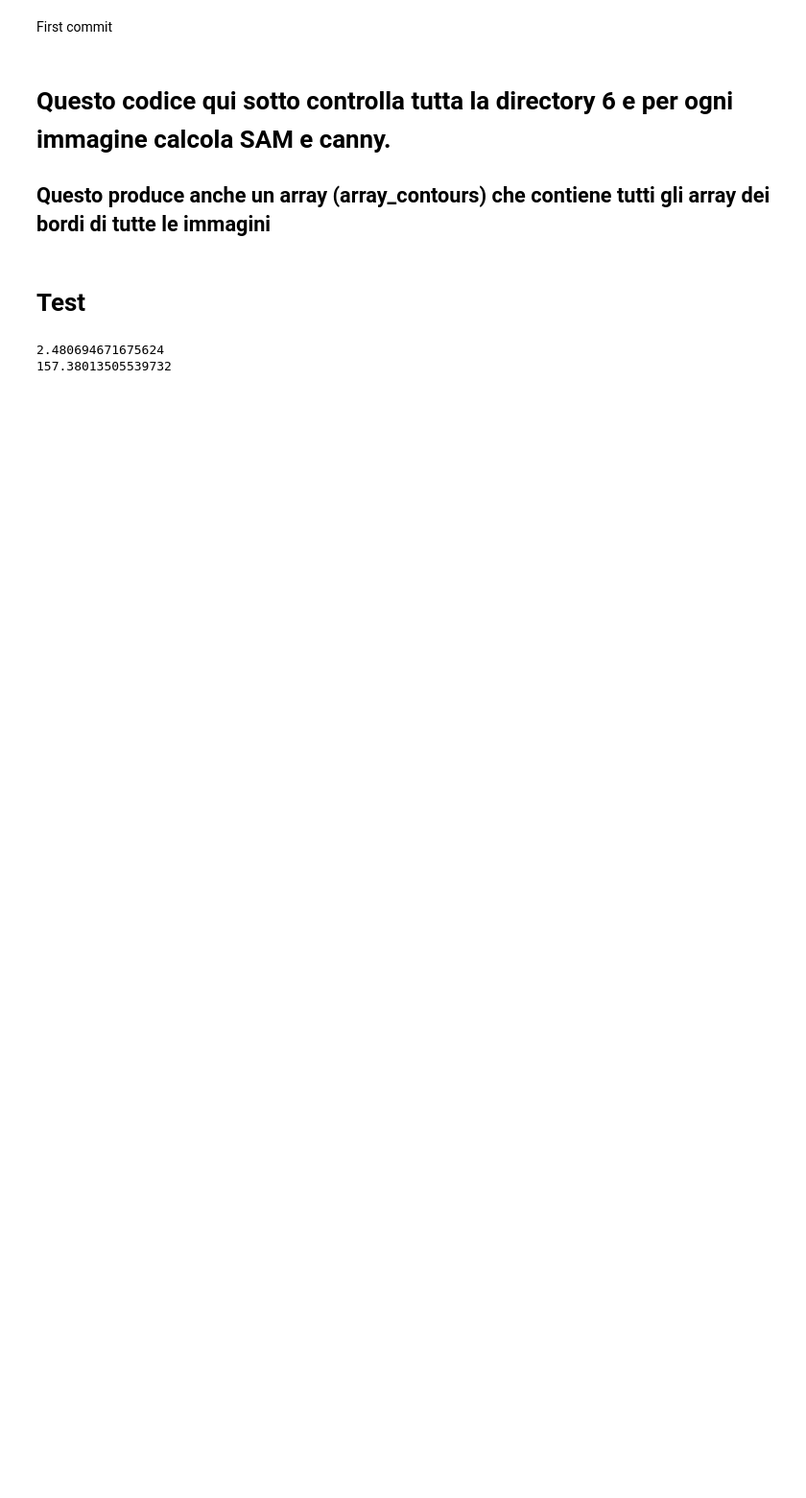
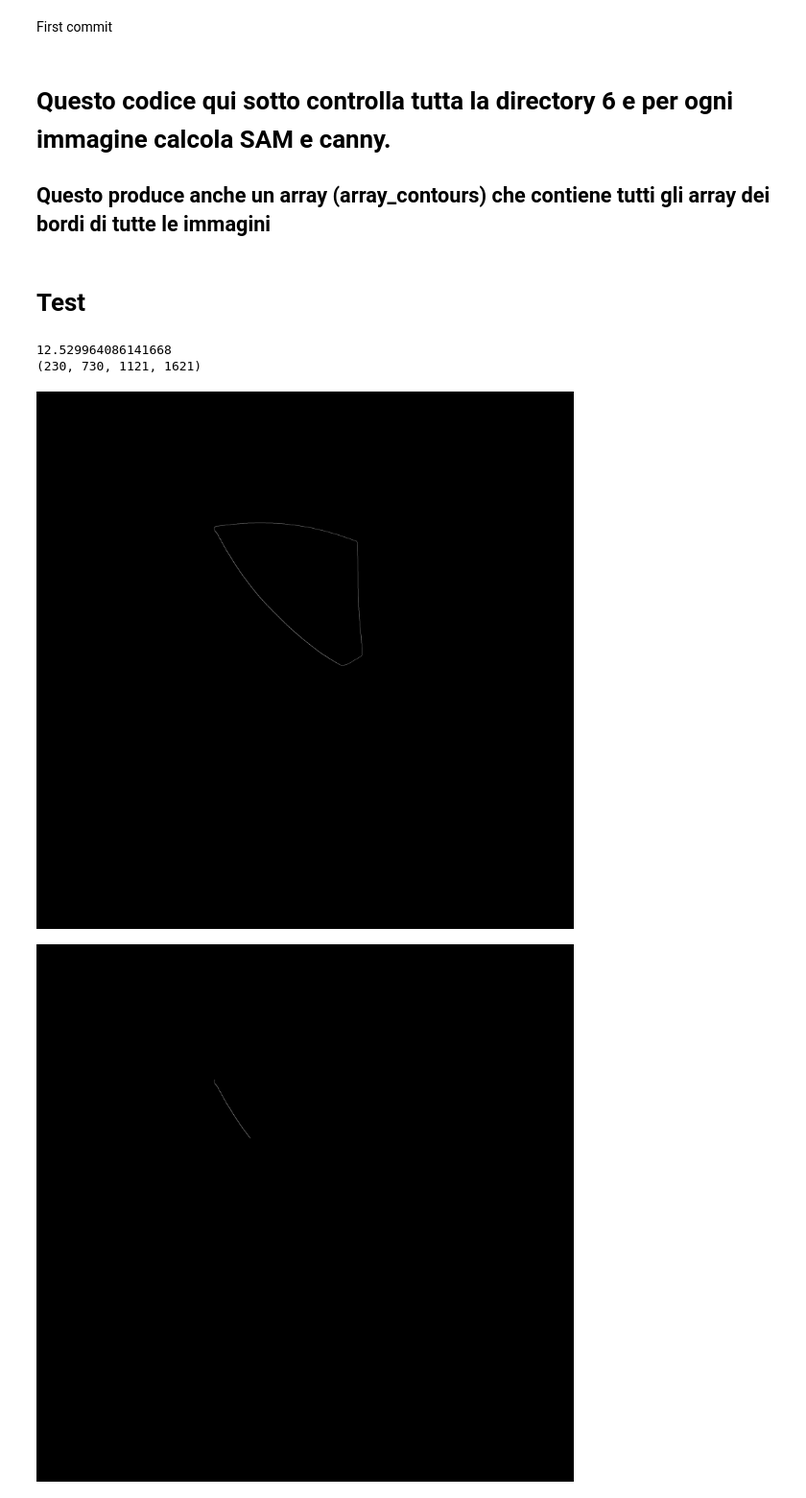
Before and after one commit to Totti00/VA_Project, a Jupyter notebook: VA_project.ipynb, the cells around one changed output. Shown: that part at 96% size. Drawn from its saved outputs; the diff is of its cells as text; code cells hidden in the pictures; blank space fills up the shorter version.

```diff
--- a/VA_project.ipynb
+++ b/VA_project.ipynb
@@ -454,11 +430,14 @@ def visualize(points, arr1, arr2):
   x_coords, y_coords = edge_min[points[2]:points[3], 0], edge_min[points[2]:points[3], 1]
   seg_edge[x_coords, y_coords] = 255
   cv2_imshow(seg_edge)
-score, coords, angle = match_edges_with_size(contours[0], contours[3], 500)   #0, 3, 500
+score, coords = match_edges_with_size(contours[1], contours[3], 500)   #0, 3, 500
 print(score)
-print(angle)
+print(coords)
 # %% [output]
-2.480694671675624
-157.38013505539732
+12.529964086141668
+(230, 730, 1121, 1621)
 # %%
-visualize(coords, contours[0], contours[3])
+visualize(coords, contours[1], contours[3])
+# %% [output]
+[figure, added]
+[figure, added]
```
Also changed, not shown: parts of 6 cells of this notebook.
